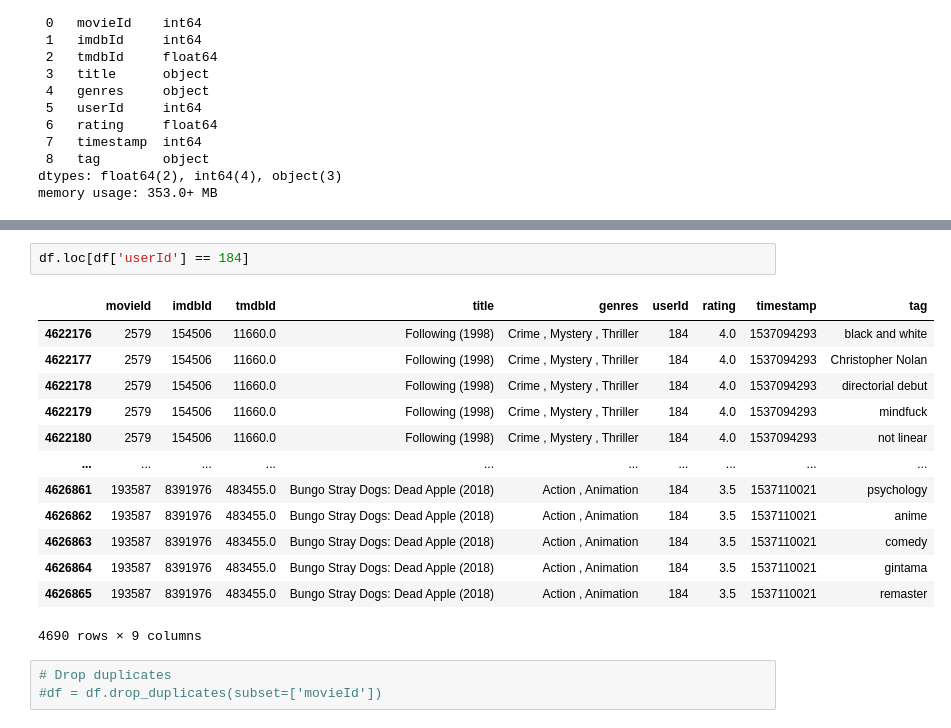
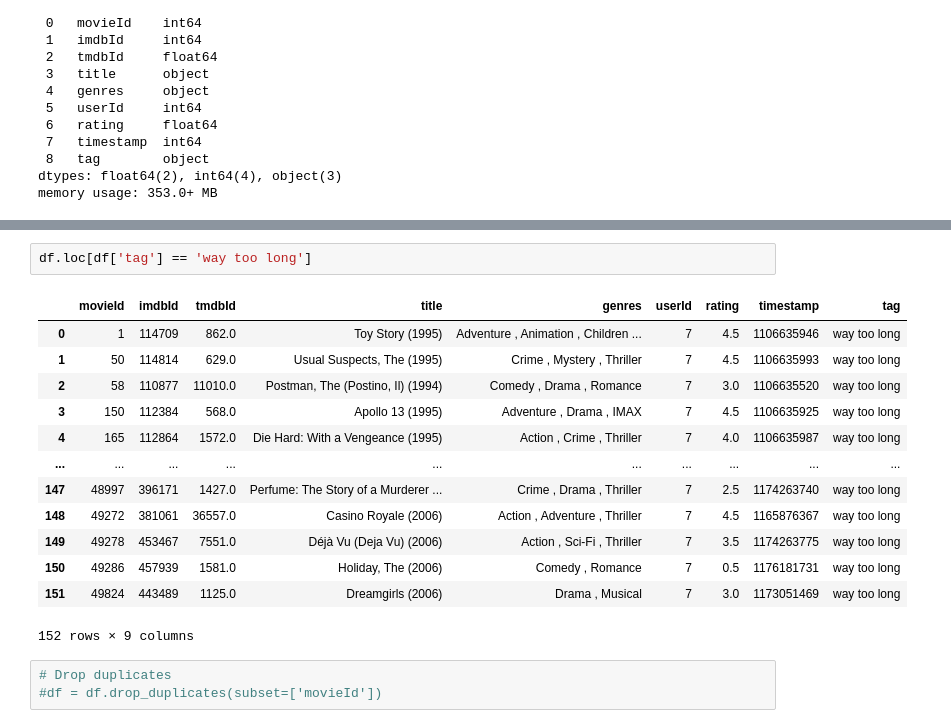
Before and after one commit to dablake7/bsc-phase-four-project, a Jupyter notebook: notebooks/exploratory/qiwen/first_eda.ipynb, the cells around one changed output, grey strips where cells are left out. Cells and saved outputs as stored; diff of their text form.

```diff
--- a/notebooks/exploratory/qiwen/first_eda.ipynb
+++ b/notebooks/exploratory/qiwen/first_eda.ipynb
@@ -59,19 +71,19 @@ memory usage: 353.0+ MB
 # %%
-df.loc[df['userId'] == 184]
+df.loc[df['tag'] == 'way too long']
 # %% [output]
 |  | movieId | imdbId | tmdbId | title | genres | userId | rating | timestamp | tag |
-| 4622176 | 2579 | 154506 | 11660.0 | Following (1998) | Crime , Mystery , Thriller | 184 | 4.0 | 1537094293 | black and white |
-| 4622177 | 2579 | 154506 | 11660.0 | Following (1998) | Crime , Mystery , Thriller | 184 | 4.0 | 1537094293 | Christopher Nolan |
-| 4622178 | 2579 | 154506 | 11660.0 | Following (1998) | Crime , Mystery , Thriller | 184 | 4.0 | 1537094293 | directorial debut |
-| 4622179 | 2579 | 154506 | 11660.0 | Following (1998) | Crime , Mystery , Thriller | 184 | 4.0 | 1537094293 | mindfuck |
-| 4622180 | 2579 | 154506 | 11660.0 | Following (1998) | Crime , Mystery , Thriller | 184 | 4.0 | 1537094293 | not linear |
+| 0 | 1 | 114709 | 862.0 | Toy Story (1995) | Adventure , Animation , Children ... | 7 | 4.5 | 1106635946 | way too long |
+| 1 | 50 | 114814 | 629.0 | Usual Suspects, The (1995) | Crime , Mystery , Thriller | 7 | 4.5 | 1106635993 | way too long |
+| 2 | 58 | 110877 | 11010.0 | Postman, The (Postino, Il) (1994) | Comedy , Drama , Romance | 7 | 3.0 | 1106635520 | way too long |
+| 3 | 150 | 112384 | 568.0 | Apollo 13 (1995) | Adventure , Drama , IMAX | 7 | 4.5 | 1106635925 | way too long |
+| 4 | 165 | 112864 | 1572.0 | Die Hard: With a Vengeance (1995) | Action , Crime , Thriller | 7 | 4.0 | 1106635987 | way too long |
 | ... | ... | ... | ... | ... | ... | ... | ... | ... | ... |
-| 4626861 | 193587 | 8391976 | 483455.0 | Bungo Stray Dogs: Dead Apple (2018) | Action , Animation | 184 | 3.5 | 1537110021 | psychology |
-| 4626862 | 193587 | 8391976 | 483455.0 | Bungo Stray Dogs: Dead Apple (2018) | Action , Animation | 184 | 3.5 | 1537110021 | anime |
-| 4626863 | 193587 | 8391976 | 483455.0 | Bungo Stray Dogs: Dead Apple (2018) | Action , Animation | 184 | 3.5 | 1537110021 | comedy |
-| 4626864 | 193587 | 8391976 | 483455.0 | Bungo Stray Dogs: Dead Apple (2018) | Action , Animation | 184 | 3.5 | 1537110021 | gintama |
-| 4626865 | 193587 | 8391976 | 483455.0 | Bungo Stray Dogs: Dead Apple (2018) | Action , Animation | 184 | 3.5 | 1537110021 | remaster |
+| 147 | 48997 | 396171 | 1427.0 | Perfume: The Story of a Murderer ... | Crime , Drama , Thriller | 7 | 2.5 | 1174263740 | way too long |
+| 148 | 49272 | 381061 | 36557.0 | Casino Royale (2006) | Action , Adventure , Thriller | 7 | 4.5 | 1165876367 | way too long |
+| 149 | 49278 | 453467 | 7551.0 | Déjà Vu (Deja Vu) (2006) | Action , Sci-Fi , Thriller | 7 | 3.5 | 1174263775 | way too long |
+| 150 | 49286 | 457939 | 1581.0 | Holiday, The (2006) | Comedy , Romance | 7 | 0.5 | 1176181731 | way too long |
+| 151 | 49824 | 443489 | 1125.0 | Dreamgirls (2006) | Drama , Musical | 7 | 3.0 | 1173051469 | way too long |
-4690 rows × 9 columns
+152 rows × 9 columns
 # %%
 # Drop duplicates
 #df = df.drop_duplicates(subset=['movieId'])
```
Also changed, not shown: parts of 15 cells of this notebook.
